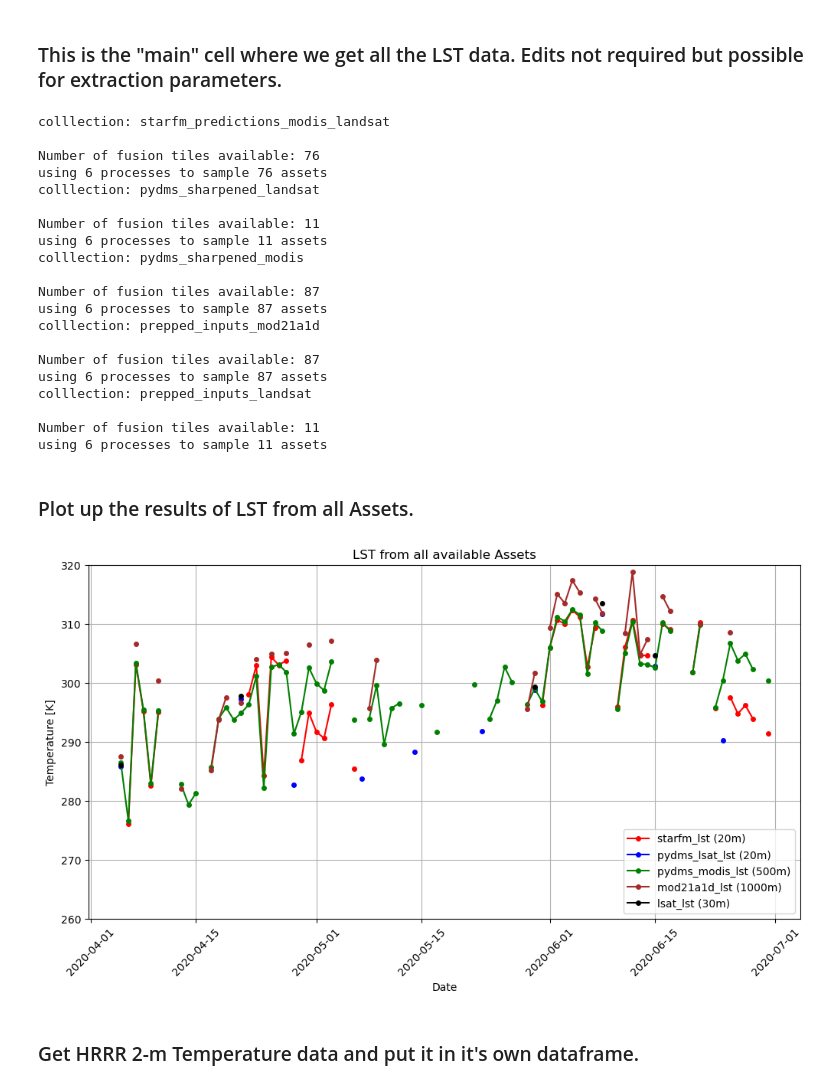
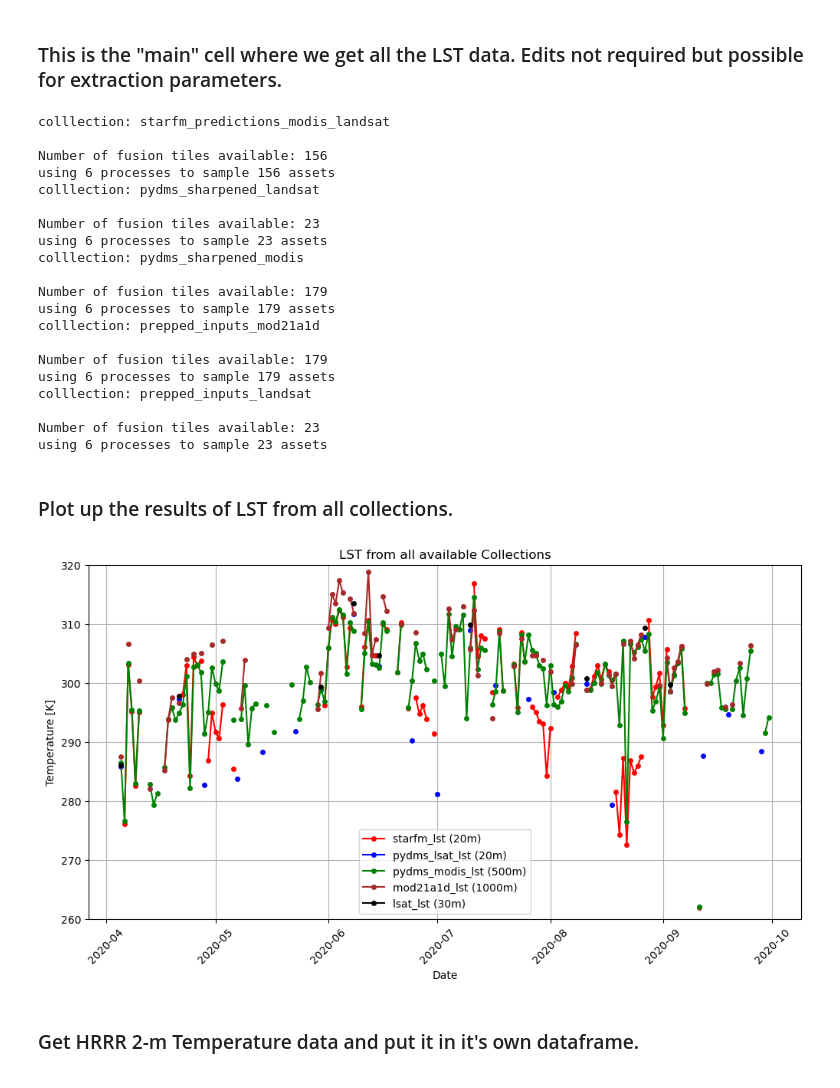
Before and after one commit to eculler/lst-crop-stress-capstone, a Jupyter notebook: exploratory/lst-comparison-tcruicks.ipynb, the cells around one changed output. Saved outputs shown, nothing was run; the diff lists cells and outputs as text; code cells hidden in the pictures.

```diff
--- a/exploratory/lst-comparison-tcruicks.ipynb
+++ b/exploratory/lst-comparison-tcruicks.ipynb
@@ -223,7 +223,7 @@ bbox = [-93.68802, 42.00908, -93.68783, 41.991]
 
 # Specify dates & hour for LST analysis.
 start = "2020-04-01"
-end = "2020-07-30"
+end = "2020-09-30"
 hr_s = "00:00:00"
 hr_e = '23:59:59'
 # ---------------------------------------------------------------------------
@@ -297,51 +297,51 @@ for i, asset in enumerate(asset_dict):
 # %% [output]
 colllection: starfm_predictions_modis_landsat
 
-Number of fusion tiles available: 76
-using 6 processes to sample 76 assets
+Number of fusion tiles available: 156
+using 6 processes to sample 156 assets
 colllection: pydms_sharpened_landsat
 
-Number of fusion tiles available: 11
-using 6 processes to sample 11 assets
+Number of fusion tiles available: 23
+using 6 processes to sample 23 assets
 colllection: pydms_sharpened_modis
 
-Number of fusion tiles available: 87
-using 6 processes to sample 87 assets
+Number of fusion tiles available: 179
+using 6 processes to sample 179 assets
 colllection: prepped_inputs_mod21a1d
 
-Number of fusion tiles available: 87
-using 6 processes to sample 87 assets
+Number of fusion tiles available: 179
+using 6 processes to sample 179 assets
 colllection: prepped_inputs_landsat
 
-Number of fusion tiles available: 11
-using 6 processes to sample 11 assets
+Number of fusion tiles available: 23
+using 6 processes to sample 23 assets
 # %% [markdown]
-### Plot up the results of LST from all Assets.
+### Plot up the results of LST from all collections.
 # %%
 # Now plot LST and 2mT ----------------------
 
 fig, ax = plt.subplots(figsize=(12, 6))
 
 for i, asset in enumerate(asset_dict):
 
     ax = (plt.plot(
         master_lst_df.index, master_lst_df[asset_dict[asset][0]],
         label="{} ({}m)".format(asset_dict[asset][0], asset_dict[asset][2]),
         marker='o', markersize=4, c=asset_dict[asset][3],)
         )
 
 # This may cut off some outlying points.
 plt.ylim(260, 320)
 
-plt.title('LST from all available Assets')
+plt.title('LST from all available Collections')
 plt.grid(True)
 plt.ylabel('Temperature [K]')
 plt.xlabel('Date')
 plt.xticks(rotation=45)
 plt.legend()
 plt.show()
 # %% [output]
-[figure, old version]
+[figure, new version]
 # %% [markdown]
 ### Get HRRR 2-m Temperature data and put it in it's own dataframe.
 # %%
```
Also changed, not shown: parts of 6 cells of this notebook.
